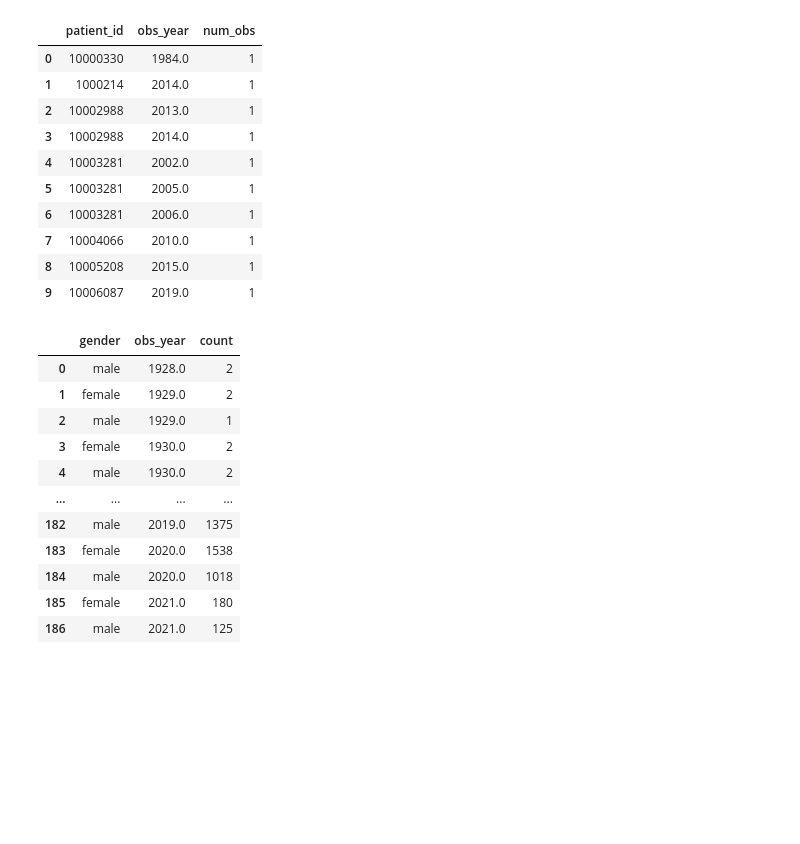
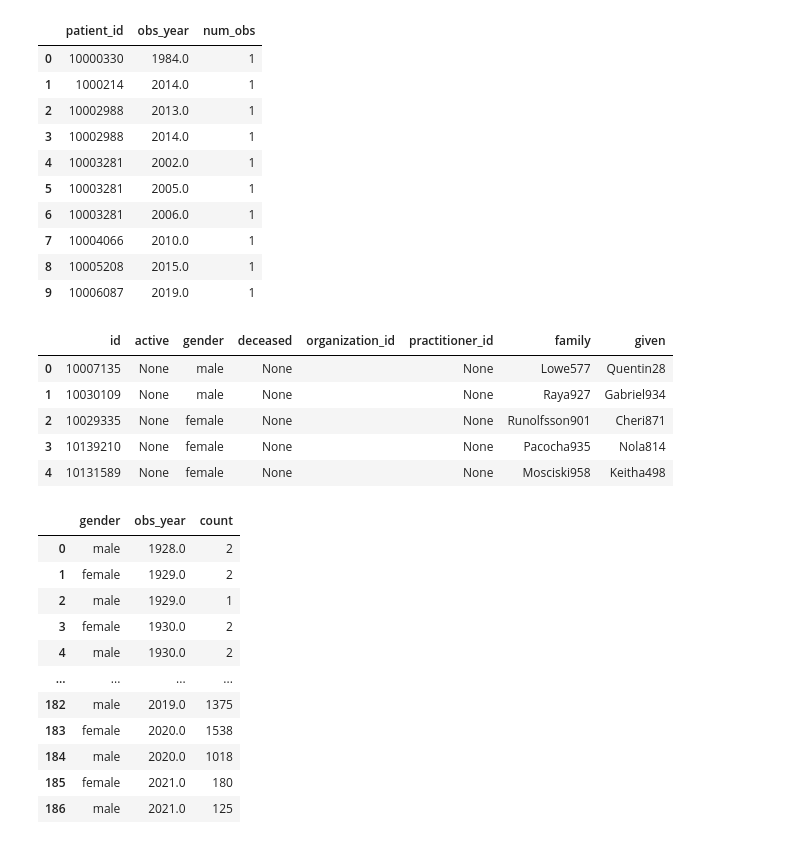
Before and after one commit to google/fhir-data-pipes, a Jupyter notebook: query/queries_large.ipynb, the cells around one changed output. Saved outputs shown, nothing was run; the diff lists cells and outputs as text; code cells hidden in the pictures; blank space fills up the shorter version.

```diff
--- a/query/queries_large.ipynb
+++ b/query/queries_large.ipynb
@@ -291,6 +327,18 @@ pandas.read_sql_query(
 | 7 | 10004066 | 2010.0 | 1 |
 | 8 | 10005208 | 2015.0 | 1 |
 | 9 | 10006087 | 2019.0 | 1 |
+# %%
+pandas.read_sql_query(
+    sql="SELECT * FROM patient_flat LIMIT 5;",
+    con=pg_query_engine,
+)
+# %% [output]
+|  | id | active | gender | deceased | organization_id | practitioner_id | family | given |
+| 0 | 10007135 | None | male | None |  | None | Lowe577 | Quentin28 |
+| 1 | 10030109 | None | male | None |  | None | Raya927 | Gabriel934 |
+| 2 | 10029335 | None | female | None |  | None | Runolfsson901 | Cheri871 |
+| 3 | 10139210 | None | female | None |  | None | Pacocha935 | Nola814 |
+| 4 | 10131589 | None | female | None |  | None | Mosciski958 | Keitha498 |
 # %%
 pandas.read_sql_query(
     sql="""SELECT P.gender, obs_year, COUNT(*) FROM
```
Also changed, not shown: parts of 6 cells of this notebook.
